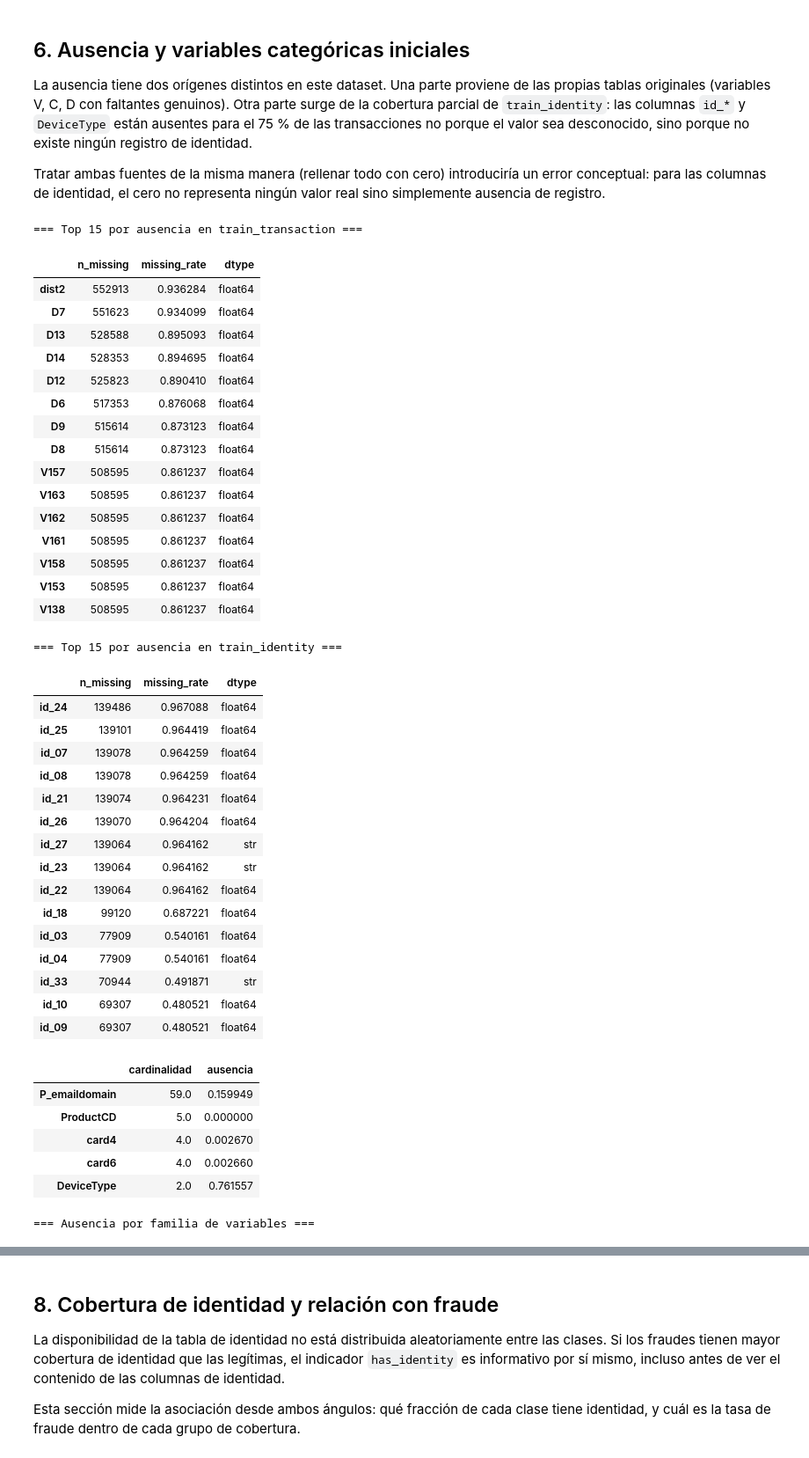
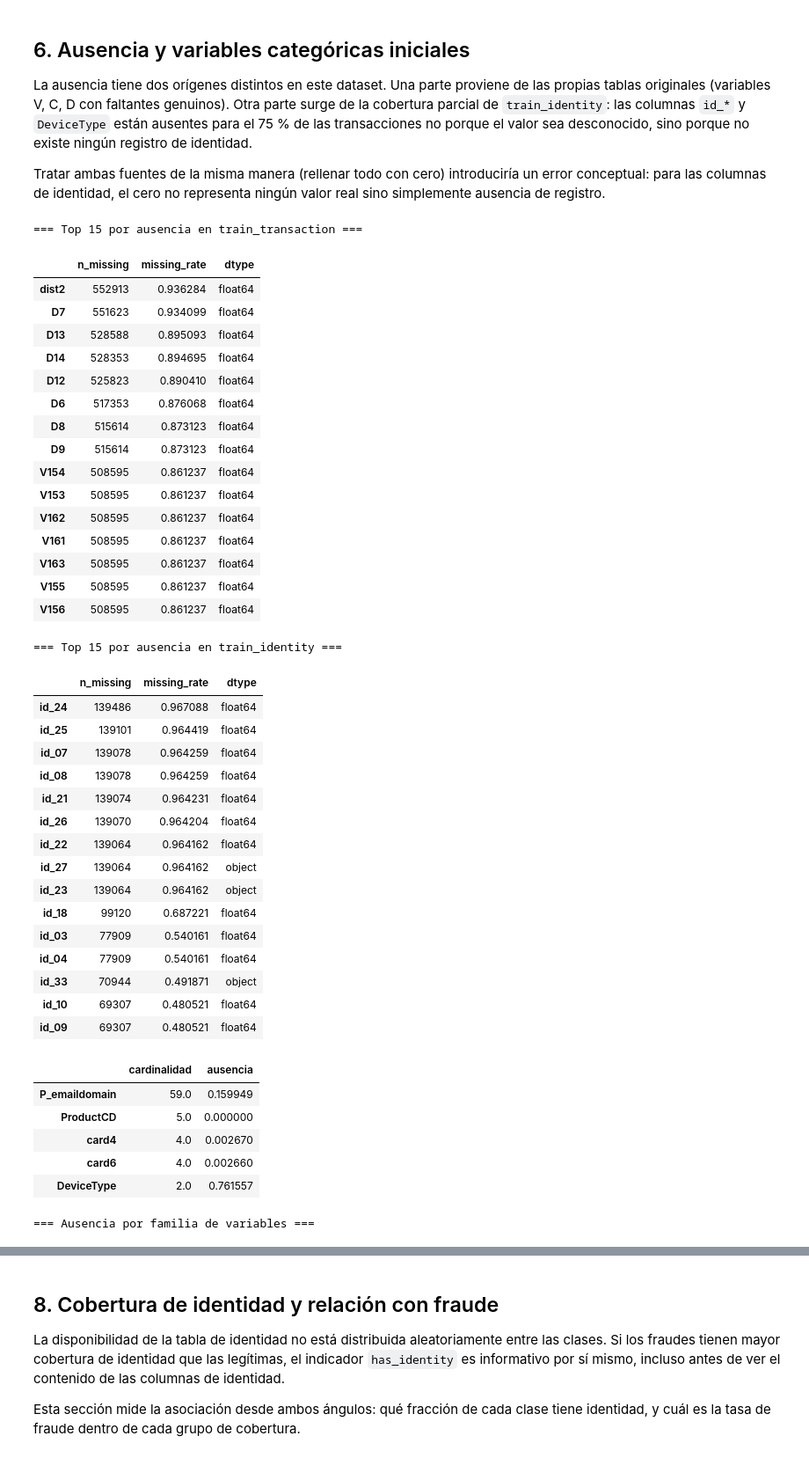
Before and after one commit to MiltonCuervo/IEEE-CIS-Fraud-Detection-PI2, a Jupyter notebook: notebooks/01_exploracion_datos.ipynb, the cells around one changed output, grey strips where cells are left out. Shown at 88% size. Saved outputs shown, nothing was run; the diff lists cells and outputs as text; code cells hidden in the pictures.

```diff
--- a/notebooks/01_exploracion_datos.ipynb
+++ b/notebooks/01_exploracion_datos.ipynb
@@ -343,6 +345,8 @@ display(categorical_summary.sort_values('cardinalidad', ascending=False))
 #   M  = match flags binarios (si ciertos campos coinciden con registros previos)
 #   id = información de identidad y dispositivo (cobertura parcial)
 def variable_family(col):
+    if col in ('DeviceType', 'DeviceInfo'):
+        return 'device (identity)'
     for prefix, label in [
         ('id_', 'id (identity)'), ('id', 'id (identity)'),
         ('V',   'V (Vesta)'), ('C', 'C (counts)'),
@@ -358,46 +362,46 @@ miss_family = (
     .reset_index().rename(columns={'index': 'variable'})
     .assign(familia=lambda d: d['variable'].apply(variable_family))
     .groupby('familia')['ausencia']
     .agg(['mean', 'median', 'count', lambda x: (x > 0.9).sum()])
     .rename(columns={'mean': 'ausencia_media', 'median': 'ausencia_mediana',
                      'count': 'n_columnas', '<lambda_0>': 'n_cols_gt90pct'})
     .sort_values('ausencia_media', ascending=False)
 )
 print('\n=== Ausencia por familia de variables ===')
 display(miss_family)
 # %% [output]
 === Top 15 por ausencia en train_transaction ===
 |  | n_missing | missing_rate | dtype |
 | dist2 | 552913 | 0.936284 | float64 |
 | D7 | 551623 | 0.934099 | float64 |
 | D13 | 528588 | 0.895093 | float64 |
 | D14 | 528353 | 0.894695 | float64 |
 | D12 | 525823 | 0.890410 | float64 |
 | D6 | 517353 | 0.876068 | float64 |
+| D8 | 515614 | 0.873123 | float64 |
 | D9 | 515614 | 0.873123 | float64 |
-| D8 | 515614 | 0.873123 | float64 |
-| V157 | 508595 | 0.861237 | float64 |
-| V163 | 508595 | 0.861237 | float64 |
+| V154 | 508595 | 0.861237 | float64 |
+| V153 | 508595 | 0.861237 | float64 |
 | V162 | 508595 | 0.861237 | float64 |
 | V161 | 508595 | 0.861237 | float64 |
-| V158 | 508595 | 0.861237 | float64 |
-| V153 | 508595 | 0.861237 | float64 |
-| V138 | 508595 | 0.861237 | float64 |
+| V163 | 508595 | 0.861237 | float64 |
+| V155 | 508595 | 0.861237 | float64 |
+| V156 | 508595 | 0.861237 | float64 |
 === Top 15 por ausencia en train_identity ===
 |  | n_missing | missing_rate | dtype |
 | id_24 | 139486 | 0.967088 | float64 |
 | id_25 | 139101 | 0.964419 | float64 |
 | id_07 | 139078 | 0.964259 | float64 |
 | id_08 | 139078 | 0.964259 | float64 |
 | id_21 | 139074 | 0.964231 | float64 |
 | id_26 | 139070 | 0.964204 | float64 |
-| id_27 | 139064 | 0.964162 | str |
-| id_23 | 139064 | 0.964162 | str |
 | id_22 | 139064 | 0.964162 | float64 |
+| id_27 | 139064 | 0.964162 | object |
+| id_23 | 139064 | 0.964162 | object |
 | id_18 | 99120 | 0.687221 | float64 |
 | id_03 | 77909 | 0.540161 | float64 |
 | id_04 | 77909 | 0.540161 | float64 |
-| id_33 | 70944 | 0.491871 | str |
+| id_33 | 70944 | 0.491871 | object |
 | id_10 | 69307 | 0.480521 | float64 |
 | id_09 | 69307 | 0.480521 | float64 |
 |  | cardinalidad | ausencia |
```
Also changed, not shown: parts of 15 cells of this notebook, 32 other files.
